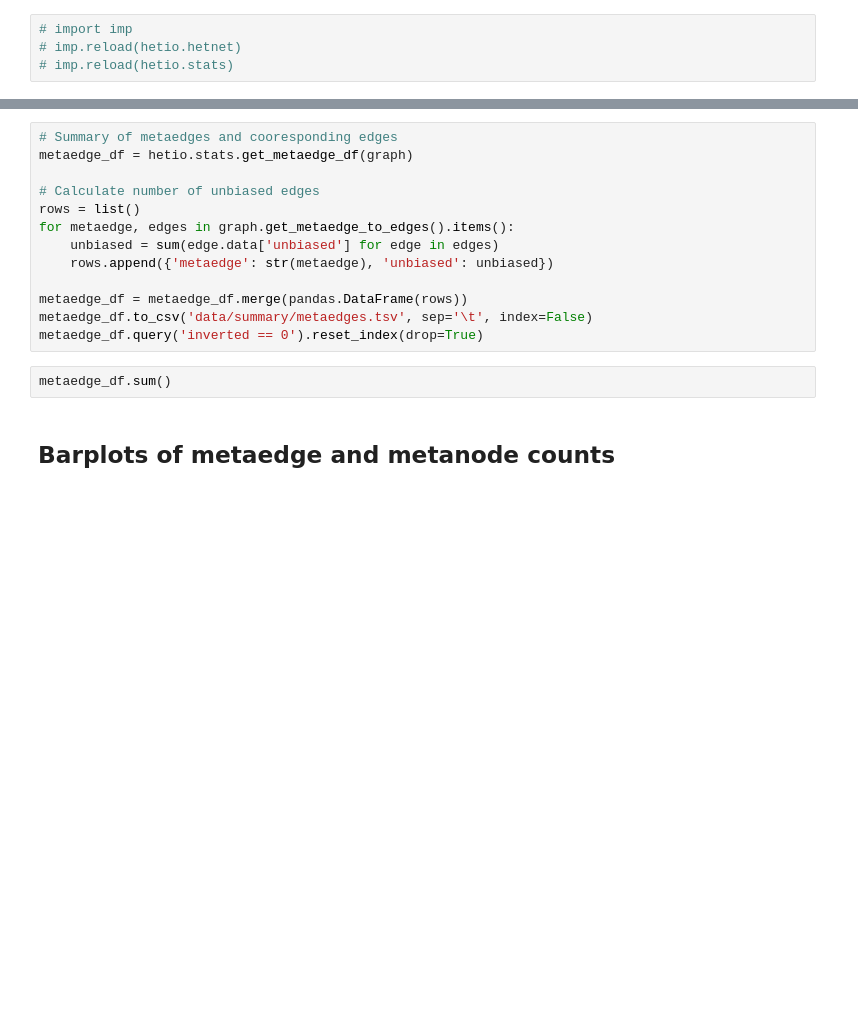
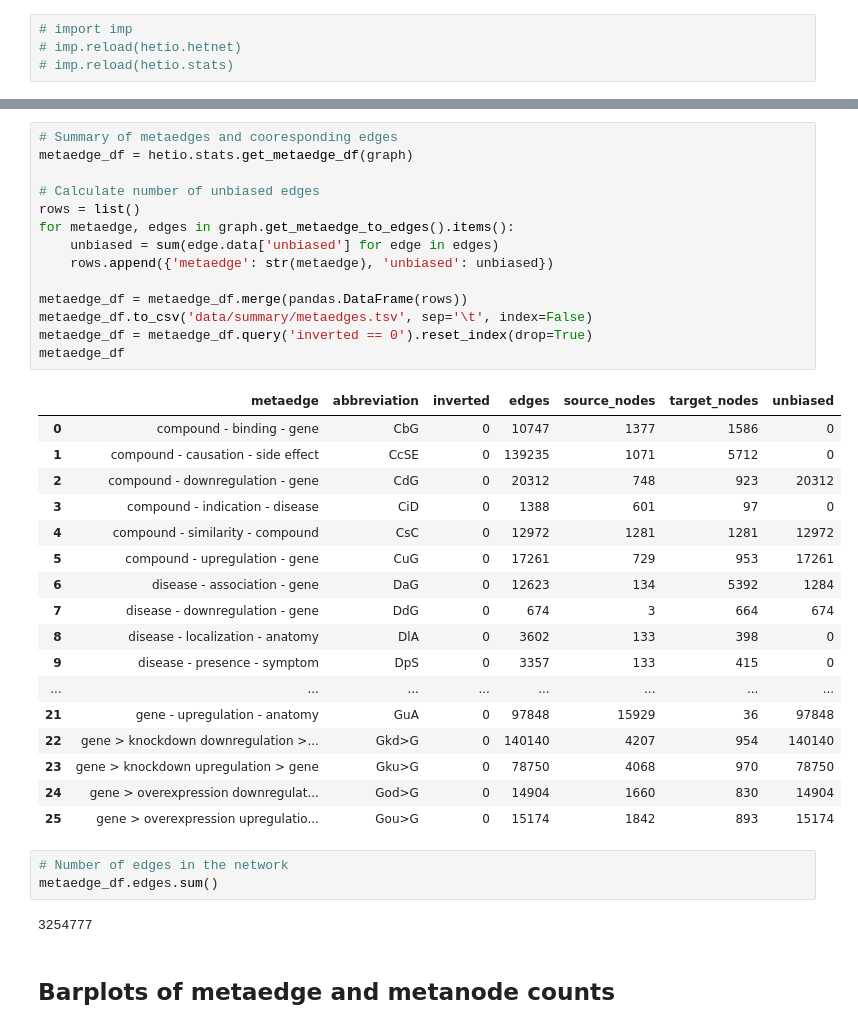
Before and after one commit to dhimmel/integrate, a Jupyter notebook: integrate.ipynb, the cells around one changed output, grey strips where cells are left out. Drawn from its saved outputs; the diff is of its cells as text; blank space fills up the shorter version.

```diff
--- a/integrate.ipynb
+++ b/integrate.ipynb
@@ -513,18 +659,40 @@ metanode_df.sum()
 # %%
 # Summary of metaedges and cooresponding edges
 metaedge_df = hetio.stats.get_metaedge_df(graph)
 
 # Calculate number of unbiased edges
 rows = list()
 for metaedge, edges in graph.get_metaedge_to_edges().items():
     unbiased = sum(edge.data['unbiased'] for edge in edges)
     rows.append({'metaedge': str(metaedge), 'unbiased': unbiased})
 
 metaedge_df = metaedge_df.merge(pandas.DataFrame(rows))
 metaedge_df.to_csv('data/summary/metaedges.tsv', sep='\t', index=False)
-metaedge_df.query('inverted == 0').reset_index(drop=True)
+metaedge_df = metaedge_df.query('inverted == 0').reset_index(drop=True)
+metaedge_df
+# %% [output]
+|  | metaedge | abbreviation | inverted | edges | source_nodes | target_nodes | unbiased |
+| 0 | compound - binding - gene | CbG | 0 | 10747 | 1377 | 1586 | 0 |
+| 1 | compound - causation - side effect | CcSE | 0 | 139235 | 1071 | 5712 | 0 |
+| 2 | compound - downregulation - gene | CdG | 0 | 20312 | 748 | 923 | 20312 |
+| 3 | compound - indication - disease | CiD | 0 | 1388 | 601 | 97 | 0 |
+| 4 | compound - similarity - compound | CsC | 0 | 12972 | 1281 | 1281 | 12972 |
+| 5 | compound - upregulation - gene | CuG | 0 | 17261 | 729 | 953 | 17261 |
+| 6 | disease - association - gene | DaG | 0 | 12623 | 134 | 5392 | 1284 |
+| 7 | disease - downregulation - gene | DdG | 0 | 674 | 3 | 664 | 674 |
+| 8 | disease - localization - anatomy | DlA | 0 | 3602 | 133 | 398 | 0 |
+| 9 | disease - presence - symptom | DpS | 0 | 3357 | 133 | 415 | 0 |
+| ... | ... | ... | ... | ... | ... | ... | ... |
+| 21 | gene - upregulation - anatomy | GuA | 0 | 97848 | 15929 | 36 | 97848 |
+| 22 | gene > knockdown downregulation >... | Gkd>G | 0 | 140140 | 4207 | 954 | 140140 |
+| 23 | gene > knockdown upregulation > gene | Gku>G | 0 | 78750 | 4068 | 970 | 78750 |
+| 24 | gene > overexpression downregulat... | God>G | 0 | 14904 | 1660 | 830 | 14904 |
+| 25 | gene > overexpression upregulatio... | Gou>G | 0 | 15174 | 1842 | 893 | 15174 |
-# %%
-metaedge_df.sum()
+# %%
+# Number of edges in the network
+metaedge_df.edges.sum()
+# %% [output]
+3254777
 # %% [markdown]
 ## Barplots of metaedge and metanode counts
 # %%
```
Also changed, not shown: parts of 32 cells of this notebook, 8 other files.
